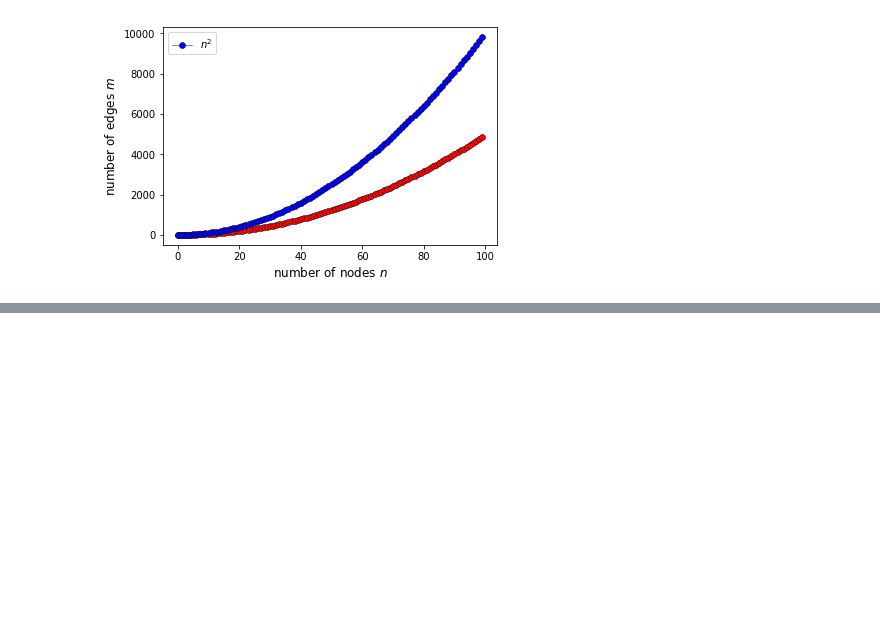
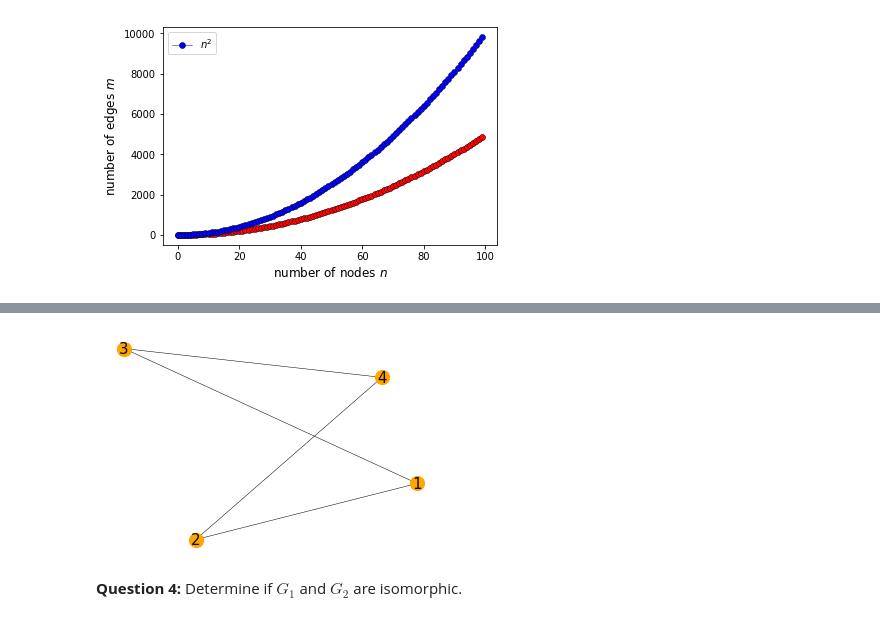
Before and after one commit to javiervz/network_science, a Jupyter notebook: graphs.ipynb, the cells around one changed output, grey strips where cells are left out. Saved outputs shown, nothing was run; the diff lists cells and outputs as text; code cells hidden in the pictures; blank space fills up the shorter version.

```diff
--- a/graphs.ipynb
+++ b/graphs.ipynb
@@ -71,0 +112,12 @@ plt.show()
+# %%
+pos = nx.spring_layout(G2)
+labels={i:i for i in G2.nodes}
+nx.draw_networkx_nodes(G2, pos, node_size = 200, node_color='orange')
+nx.draw_networkx_edges(G2, pos, alpha=1.,width=0.5,edge_color='k')
+nx.draw_networkx_labels(G2,pos,labels,alpha=0.95,font_size=15,font_color='k')
+plt.axis('off')
+plt.show()
+# %% [output]
+[figure, added]
+# %% [markdown]
+**Question 4:** Determine if $G_1$ and $G_2$ are isomorphic.
```
Also changed, not shown: parts of 10 cells of this notebook.
